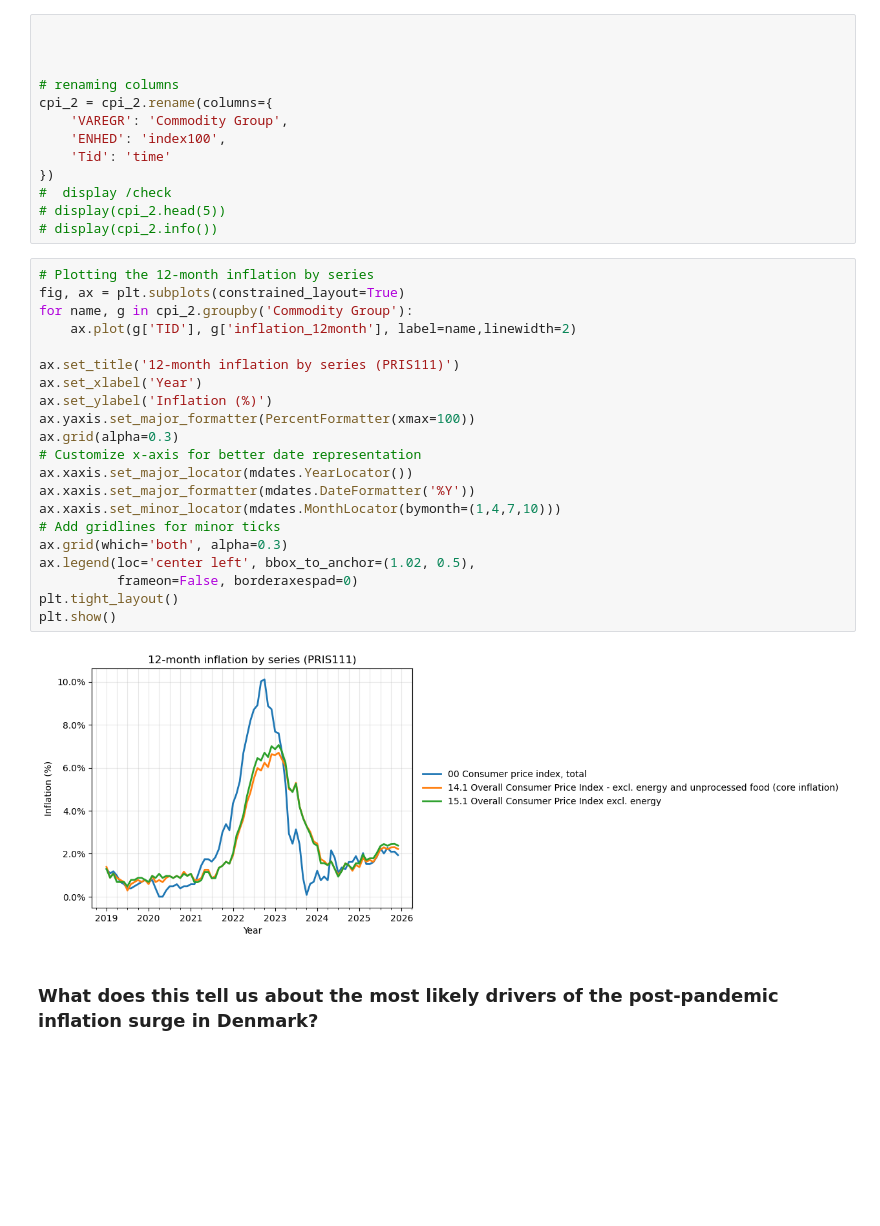
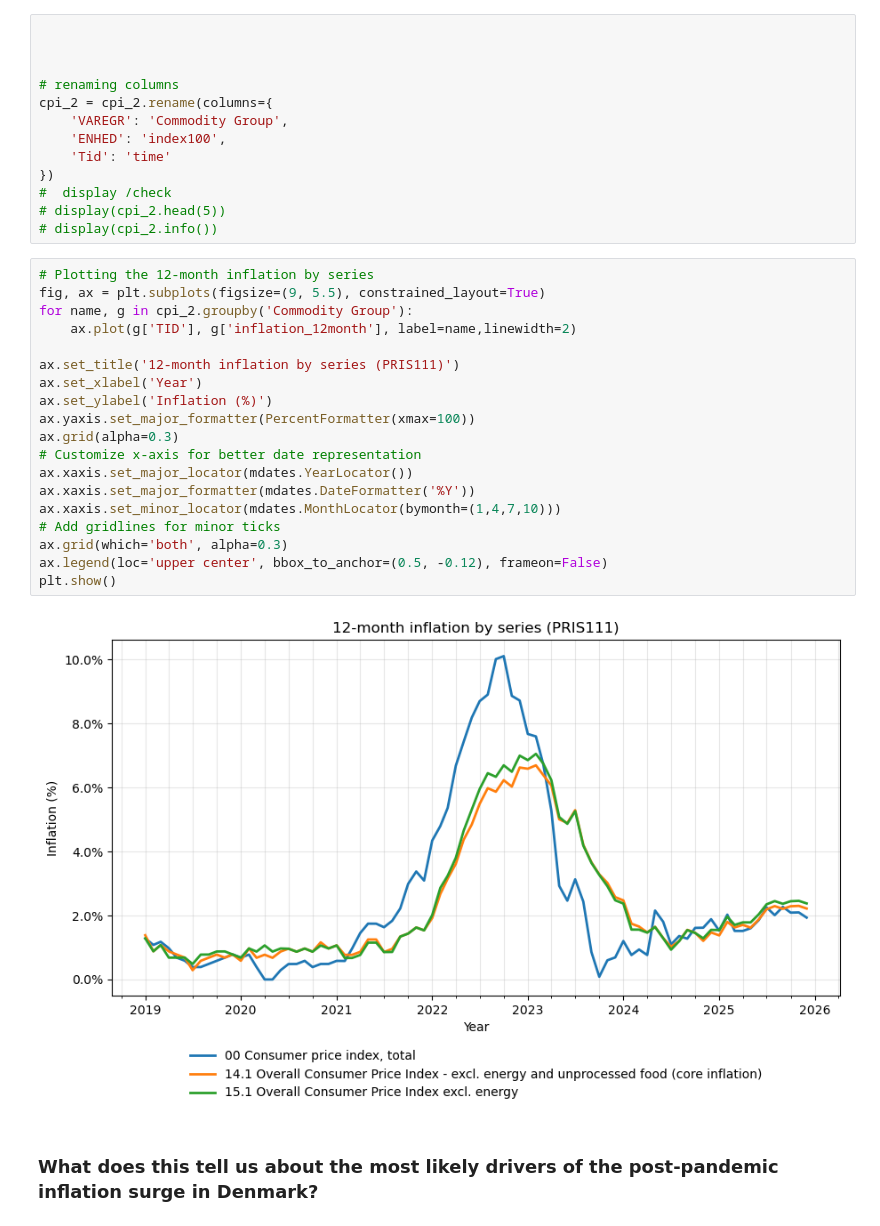
Before and after one commit to Hsueh-1113/Programming-for-Economists, a Jupyter notebook: projects/01_data_project/dataproject.ipynb, the cells around one changed output. Cells and saved outputs as stored; diff of their text form; blank space fills up the shorter version.

```diff
--- a/projects/01_data_project/dataproject.ipynb
+++ b/projects/01_data_project/dataproject.ipynb
@@ -243,27 +243,25 @@ cpi_2 = cpi_2.rename(columns={
 # display(cpi_2.info())
 # %%
 # Plotting the 12-month inflation by series
-fig, ax = plt.subplots(constrained_layout=True)
+fig, ax = plt.subplots(figsize=(9, 5.5), constrained_layout=True)
 for name, g in cpi_2.groupby('Commodity Group'):
     ax.plot(g['TID'], g['inflation_12month'], label=name,linewidth=2)
 
 ax.set_title('12-month inflation by series (PRIS111)')
 ax.set_xlabel('Year')
 ax.set_ylabel('Inflation (%)')
 ax.yaxis.set_major_formatter(PercentFormatter(xmax=100))
 ax.grid(alpha=0.3)
 # Customize x-axis for better date representation
 ax.xaxis.set_major_locator(mdates.YearLocator())
 ax.xaxis.set_major_formatter(mdates.DateFormatter('%Y'))
 ax.xaxis.set_minor_locator(mdates.MonthLocator(bymonth=(1,4,7,10)))
 # Add gridlines for minor ticks
 ax.grid(which='both', alpha=0.3)
-ax.legend(loc='center left', bbox_to_anchor=(1.02, 0.5),
-          frameon=False, borderaxespad=0)
-plt.tight_layout()
+ax.legend(loc='upper center', bbox_to_anchor=(0.5, -0.12), frameon=False)
 plt.show()
 # %% [output]
-[figure, old version]
+[figure, new version]
 # %% [markdown]
 ### What does this tell us about the most likely drivers of the post-pandemic inflation surge in Denmark?
 # %% [markdown]
```
Also changed, not shown: parts of 4 cells of this notebook, 5 other files.
